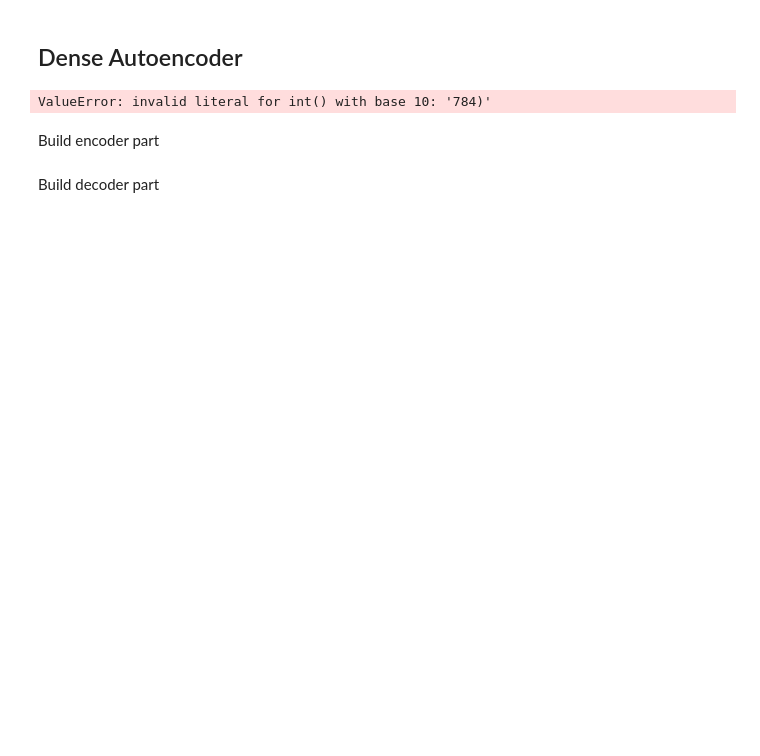
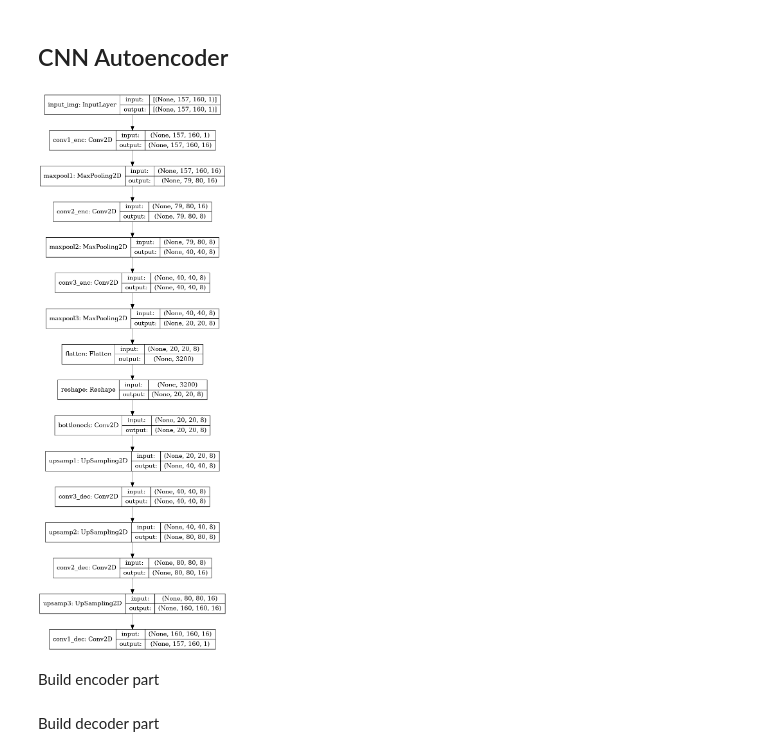
Before and after one commit to Loptt/pong-autoencoder, a Jupyter notebook: autoencoder.ipynb, the cells around one changed output. Saved outputs shown, nothing was run; the diff lists cells and outputs as text; code cells hidden in the pictures; blank space fills up the shorter version.

```diff
--- a/autoencoder.ipynb
+++ b/autoencoder.ipynb
@@ -1,18 +1,2 @@
 # %% [markdown]
-## Dense Autoencoder
+## CNN Autoencoder
-# %%
-import keras
-from keras.utils.vis_utils import plot_model
-from keras_visualizer import visualizer
-
-encoding_dim = 32
-input_size = 28**2
-
-input_img = keras.Input(shape=(input_size,))
-encoded = keras.layers.Dense(encoding_dim, activation='relu')(input_img)
-decoded = keras.layers.Dense(input_size, activation='sigmoid')(encoded)
-
-autoencoder = keras.Model(input_img, decoded)
-plot_model(autoencoder, to_file='model_plot_d.png', show_shapes=True, show_layer_names=True)
-# %% [output]
-ValueError: invalid literal for int() with base 10: '784)'
@@ -19,3 +11,31 @@ ValueError: invalid literal for int() with base 10: '784)'
+# %%
+encoding_dim = 3200
+input_size = 157 * 160
+
+input_img = keras.Input(shape=(157, 160, 1), name='input_img')
+x = layers.Conv2D(16, (3, 3), activation='relu', padding='same', name='conv1_enc')(input_img)
+x = layers.MaxPooling2D((2, 2), padding='same', name='maxpool1')(x)
+x = layers.Conv2D(8, (3, 3), activation='relu', padding='same', name='conv2_enc')(x)
+x = layers.MaxPooling2D((2, 2), padding='same', name='maxpool2')(x)
+x = layers.Conv2D(8, (3, 3), activation='relu', padding='same', name='conv3_enc')(x)
+x = layers.MaxPooling2D((2, 2), padding='same', name='maxpool3')(x)
+encoded = layers.Flatten(name='flatten')(x)
+
+# Resulting encoding size: 3200
+
+x = layers.Reshape((20, 20, 8), name='reshape')(encoded)
+x = layers.Conv2D(8, (3, 3), activation='relu', padding='same', name='bottleneck')(x)
+x = layers.UpSampling2D((2, 2), name='upsamp1')(x)
+x = layers.Conv2D(8, (3, 3), activation='relu', padding='same', name='conv3_dec')(x)
+x = layers.UpSampling2D((2, 2), name='upsamp2')(x)
+x = layers.Conv2D(16, (3, 3), activation='relu',padding='same', name='conv2_dec')(x)
+x = layers.UpSampling2D((2, 2), name='upsamp3')(x)
+decoded = layers.Conv2D(1, (4, 1), activation='sigmoid', padding='valid', name='conv1_dec')(x)
+
+autoencoder = keras.Model(input_img, decoded)
+plot_model(autoencoder, show_shapes=True, show_layer_names=True)
+# %% [output]
+[figure, added]
 # %% [markdown]
 Build encoder part
 # %%
```
Also changed, not shown: parts of 16 cells of this notebook, 2 other files.
